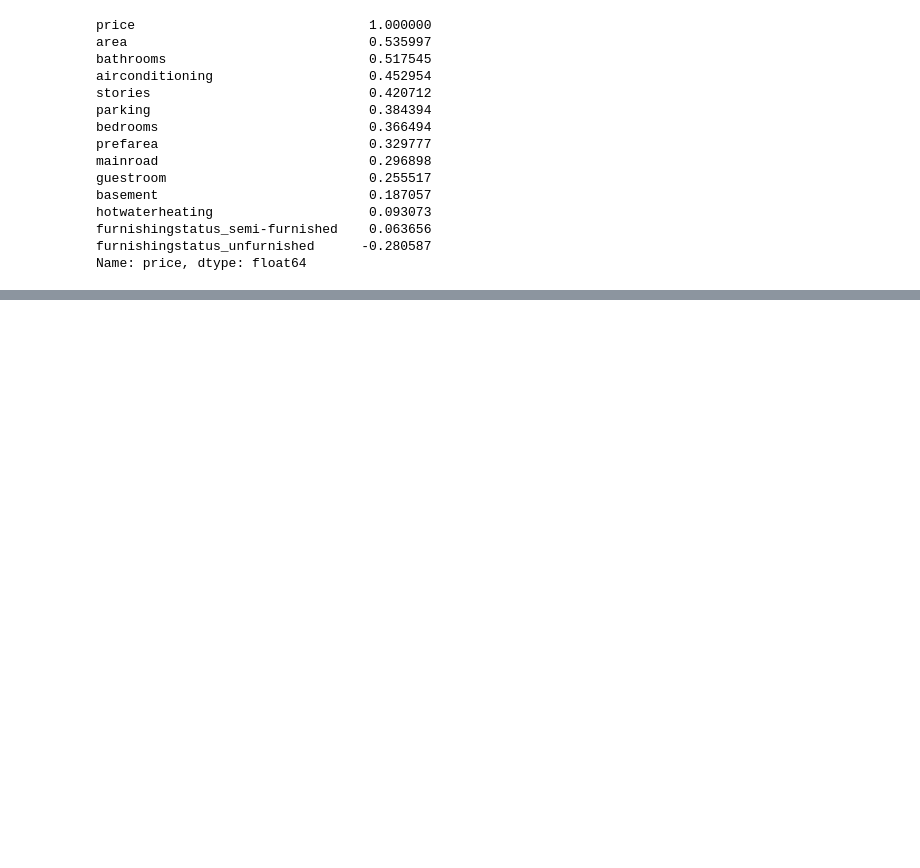
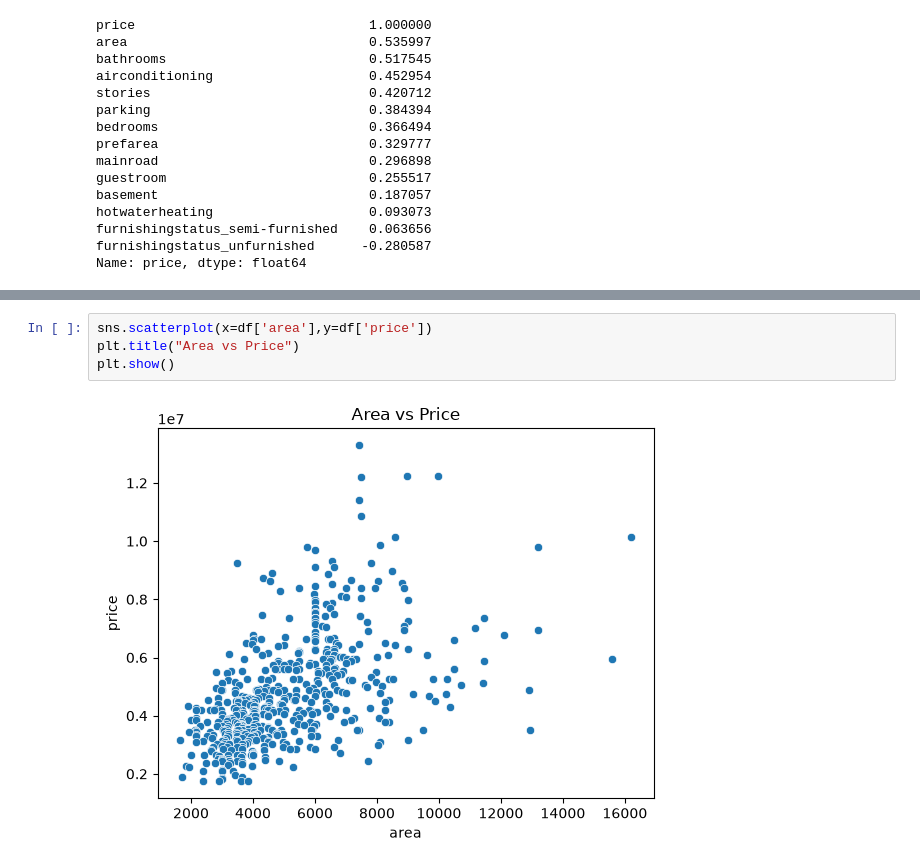
Before and after one commit to slakkireddy0205/house-price-cicd-project5, a Jupyter notebook: notebooks/house-price.ipynb, the cells around one changed output, grey strips where cells are left out. Cells and saved outputs as stored; diff of their text form; blank space fills up the shorter version.

```diff
--- a/notebooks/house-price.ipynb
+++ b/notebooks/house-price.ipynb
@@ -156,0 +164,6 @@ Name: price, dtype: float64
+# %%
+sns.scatterplot(x=df['area'],y=df['price'])
+plt.title("Area vs Price")
+plt.show()
+# %% [output]
+[figure, added]
```
Also changed, not shown: parts of 2 cells of this notebook.
